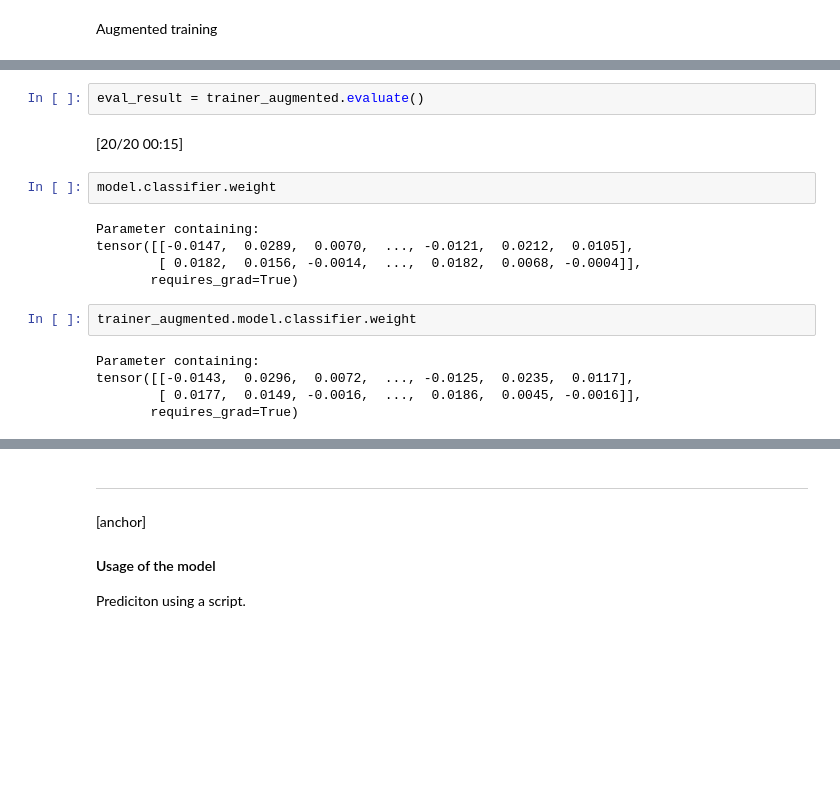
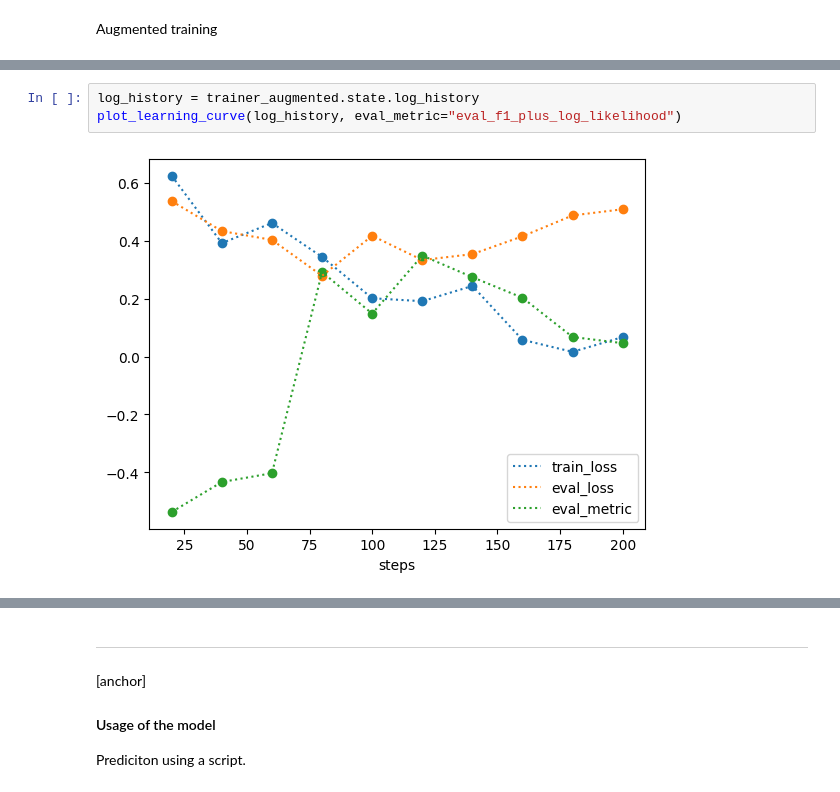
Before and after one commit to PierreMsy/PodConcise, a Jupyter notebook: notebooks/classify_title.ipynb, the cells around one changed output, grey strips where cells are left out. Drawn from its saved outputs; the diff is of its cells as text; blank space fills up the shorter version.

```diff
--- a/notebooks/classify_title.ipynb
+++ b/notebooks/classify_title.ipynb
@@ -748,20 +671,7 @@ Wall time: 1h 55min 29s
-# %%
-eval_result = trainer_augmented.evaluate()
-# %% [output]
-[20/20 00:15]
-# %%
-model.classifier.weight
-# %% [output]
-Parameter containing:
-tensor([[-0.0147,  0.0289,  0.0070,  ..., -0.0121,  0.0212,  0.0105],
-        [ 0.0182,  0.0156, -0.0014,  ...,  0.0182,  0.0068, -0.0004]],
-       requires_grad=True)
-# %%
-trainer_augmented.model.classifier.weight
-# %% [output]
-Parameter containing:
-tensor([[-0.0143,  0.0296,  0.0072,  ..., -0.0125,  0.0235,  0.0117],
-        [ 0.0177,  0.0149, -0.0016,  ...,  0.0186,  0.0045, -0.0016]],
-       requires_grad=True)
+# %%
+log_history = trainer_augmented.state.log_history
+plot_learning_curve(log_history, eval_metric="eval_f1_plus_log_likelihood")
+# %% [output]
+[figure, added]
 # %%
 pred_logits, pred_labels, metrics = trainer_augmented.predict(dataset_test)
```
Also changed, not shown: parts of 34 cells of this notebook, 3 other files.
